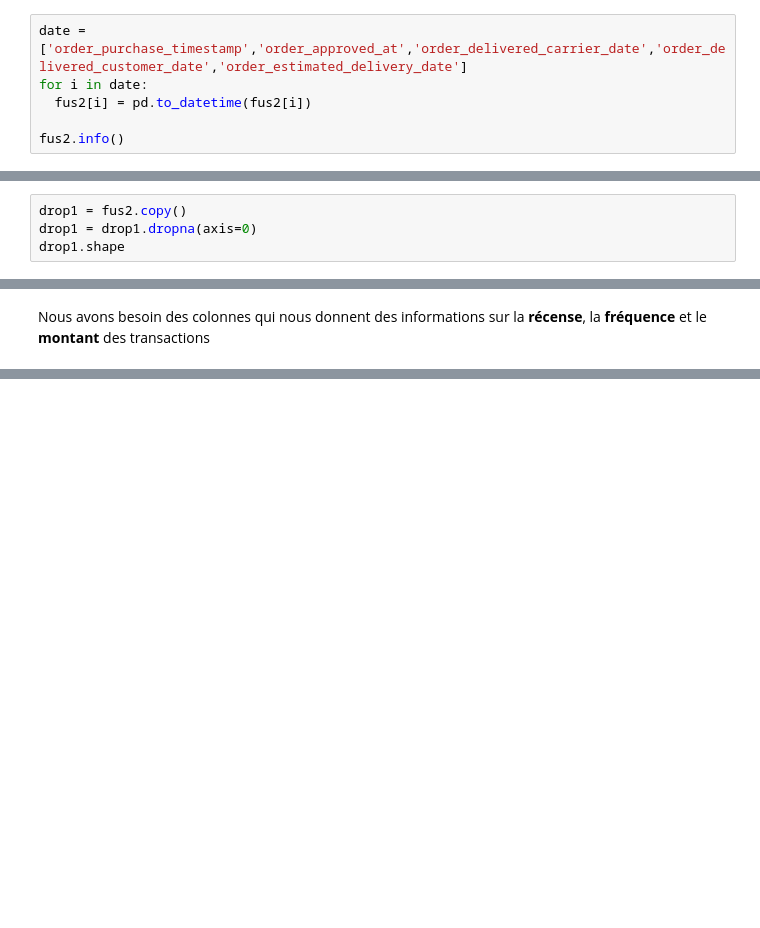
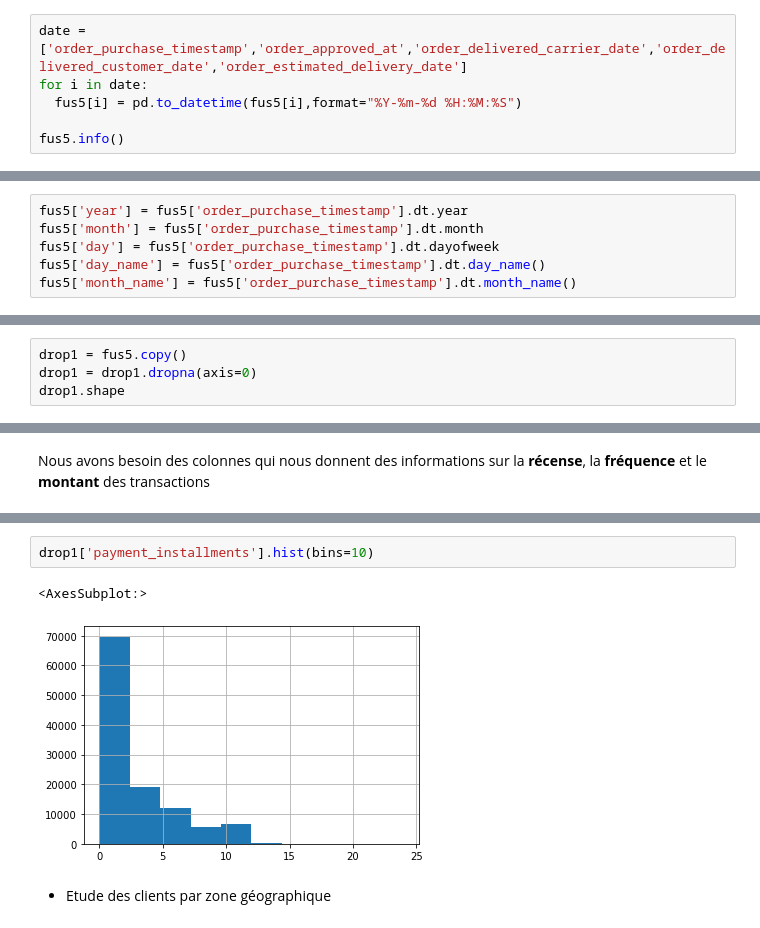
Before and after one commit to azioba/Client_Segmentation, a Jupyter notebook: Projet_5.ipynb, the cells around one changed output, grey strips where cells are left out. Drawn from its saved outputs; the diff is of its cells as text; blank space fills up the shorter version.

```diff
--- a/Projet_5.ipynb
+++ b/Projet_5.ipynb
@@ -119,8 +258,8 @@ fus2.duplicated().sum()
 # %%
 date = ['order_purchase_timestamp','order_approved_at','order_delivered_carrier_date','order_delivered_customer_date','order_estimated_delivery_date']
 for i in date:
-  fus2[i] = pd.to_datetime(fus2[i])
+  fus5[i] = pd.to_datetime(fus5[i],format="%Y-%m-%d %H:%M:%S")
 
-fus2.info()
+fus5.info()
 # %% [output]
 <class 'pandas.core.frame.DataFrame'>
@@ -142,0 +282,6 @@ memory usage: 13.6+ MB
+# %%
+fus5['year'] = fus5['order_purchase_timestamp'].dt.year
+fus5['month'] = fus5['order_purchase_timestamp'].dt.month
+fus5['day'] = fus5['order_purchase_timestamp'].dt.dayofweek
+fus5['day_name'] = fus5['order_purchase_timestamp'].dt.day_name()
+fus5['month_name'] = fus5['order_purchase_timestamp'].dt.month_name()
@@ -147,5 +302,5 @@ fus2.drop(columns='_merge',inplace=True)
 # %%
-drop1 = fus2.copy()
+drop1 = fus5.copy()
 drop1 = drop1.dropna(axis=0)
 drop1.shape
 # %% [output]
@@ -154,0 +366,7 @@ Nous avons besoin des colonnes qui nous donnent des informations sur la **récen
+# %%
+drop1['payment_installments'].hist(bins=10)
+# %% [output]
+<AxesSubplot:>
+[figure, added]
+# %% [markdown]
+- Etude des clients par zone géographique
```
Also changed, not shown: parts of 56 cells of this notebook.
